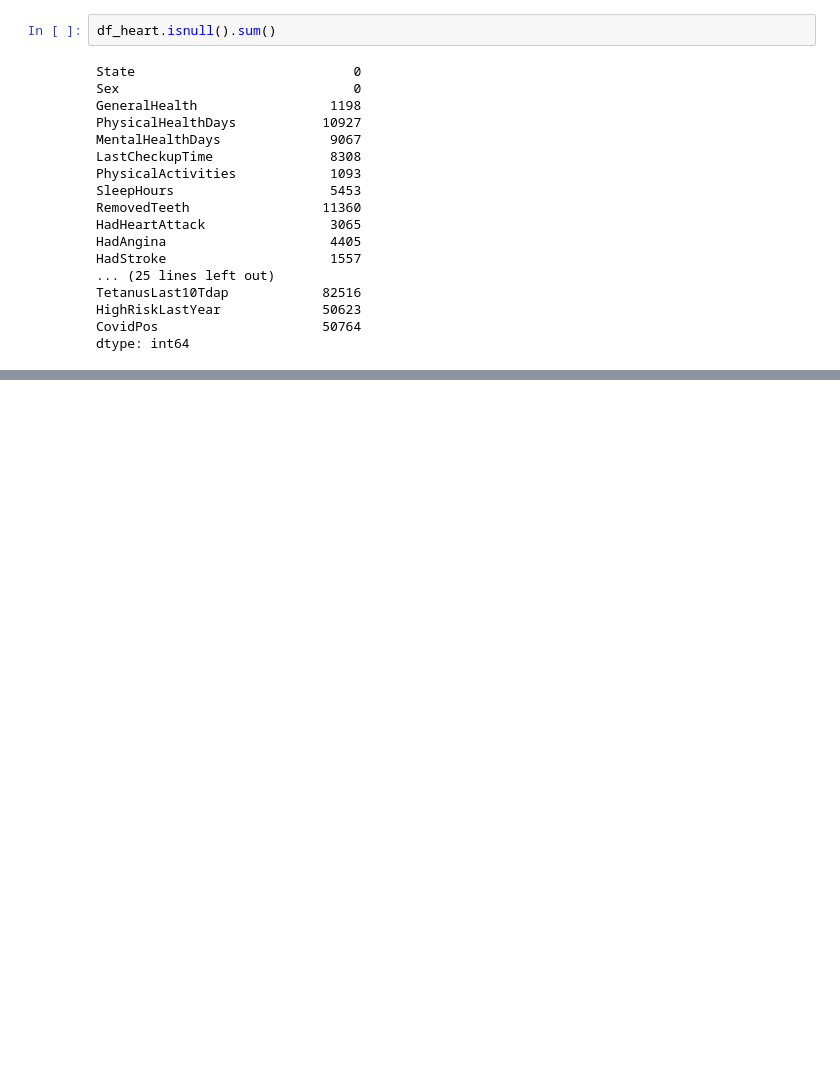
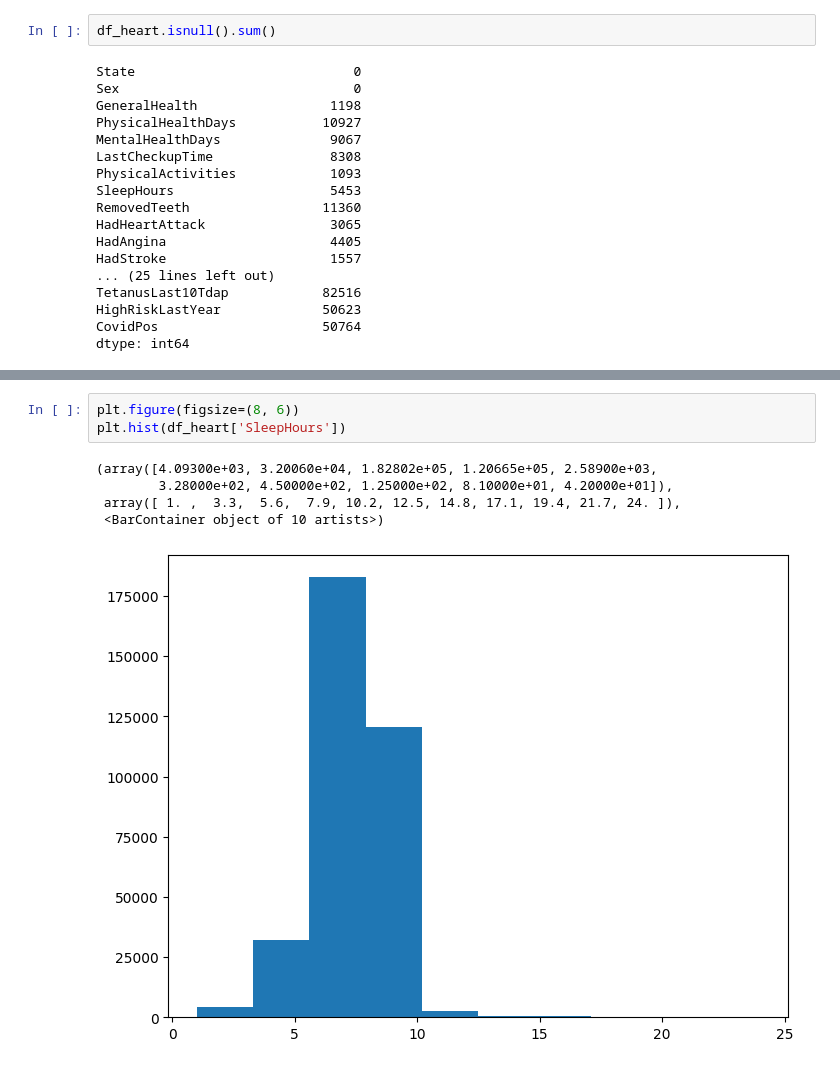
Before and after one commit to eooloyede/Data-Analytics, a Jupyter notebook: Heart.ipynb, the cells around one changed output, grey strips where cells are left out. Saved outputs shown, nothing was run; the diff lists cells and outputs as text; blank space fills up the shorter version.

```diff
--- a/Heart.ipynb
+++ b/Heart.ipynb
@@ -68,0 +232,9 @@ To categorise some column into integers, it is vital to ensure that greater numb
+# %%
+plt.figure(figsize=(8, 6))
+plt.hist(df_heart['SleepHours'])
+# %% [output]
+(array([4.09300e+03, 3.20060e+04, 1.82802e+05, 1.20665e+05, 2.58900e+03,
+        3.28000e+02, 4.50000e+02, 1.25000e+02, 8.10000e+01, 4.20000e+01]),
+ array([ 1. ,  3.3,  5.6,  7.9, 10.2, 12.5, 14.8, 17.1, 19.4, 21.7, 24. ]),
+ <BarContainer object of 10 artists>)
+[figure, added]
```
Also changed, not shown: parts of 141 cells of this notebook.
